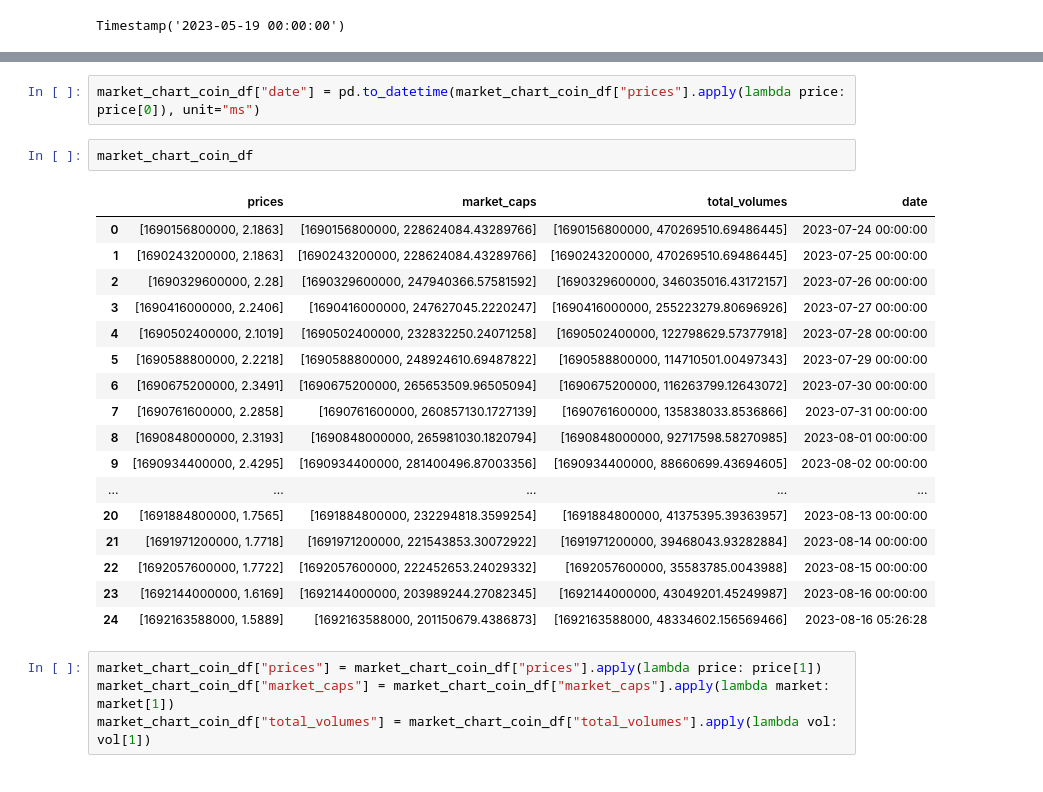
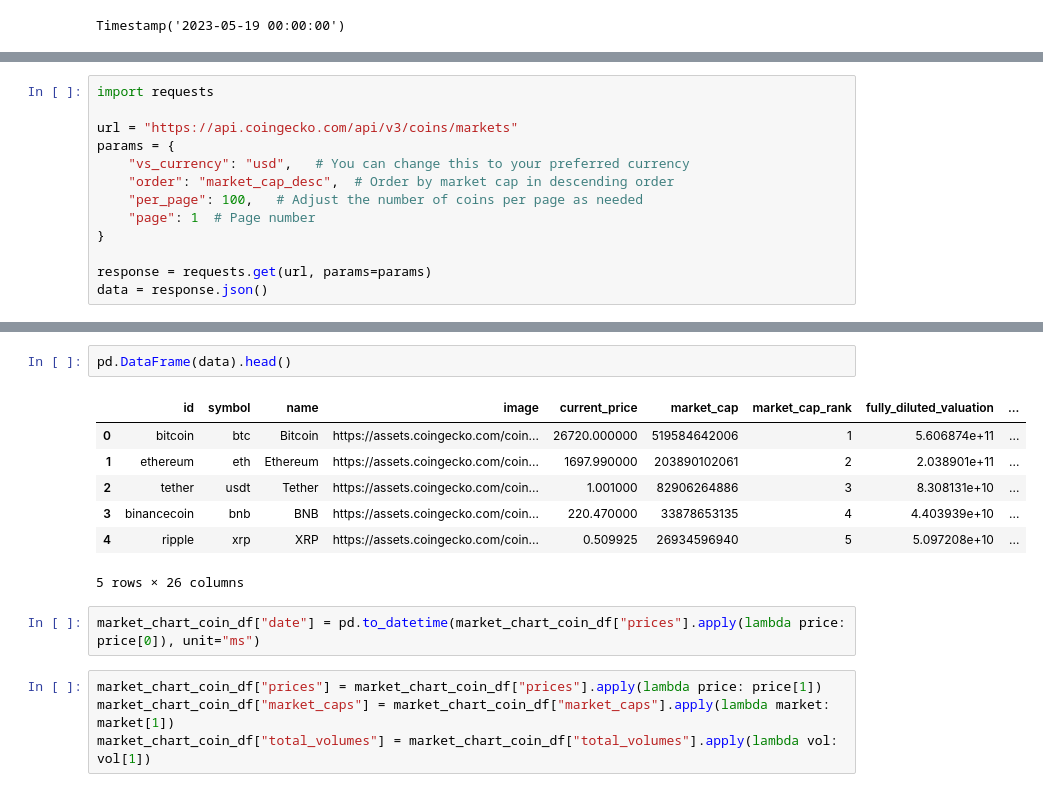
Before and after one commit to someonefrom93/PIDA_J_DIEGO, a Jupyter notebook: eda_gecko.ipynb, the cells around one changed output, grey strips where cells are left out. Saved outputs shown, nothing was run; the diff lists cells and outputs as text.

```diff
--- a/eda_gecko.ipynb
+++ b/eda_gecko.ipynb
@@ -266,0 +401,13 @@ Name: prices, dtype: datetime64[ns]
+# %%
+import requests
+
+url = "https://api.coingecko.com/api/v3/coins/markets"
+params = {
+    "vs_currency": "usd",   # You can change this to your preferred currency
+    "order": "market_cap_desc",  # Order by market cap in descending order
+    "per_page": 100,   # Adjust the number of coins per page as needed
+    "page": 1  # Page number
+}
+
+response = requests.get(url, params=params)
+data = response.json()
@@ -267,25 +456,15 @@ Name: prices, dtype: datetime64[ns]
+# %%
+pd.DataFrame(data).head()
+# %% [output]
+|  | id | symbol | name | image | current_price | market_cap | market_cap_rank | fully_diluted_valuation | ... |
+| 0 | bitcoin | btc | Bitcoin | https://assets.coingecko.com/coin... | 26720.000000 | 519584642006 | 1 | 5.606874e+11 | ... |
+| 1 | ethereum | eth | Ethereum | https://assets.coingecko.com/coin... | 1697.990000 | 203890102061 | 2 | 2.038901e+11 | ... |
+| 2 | tether | usdt | Tether | https://assets.coingecko.com/coin... | 1.001000 | 82906264886 | 3 | 8.308131e+10 | ... |
+| 3 | binancecoin | bnb | BNB | https://assets.coingecko.com/coin... | 220.470000 | 33878653135 | 4 | 4.403939e+10 | ... |
+| 4 | ripple | xrp | XRP | https://assets.coingecko.com/coin... | 0.509925 | 26934596940 | 5 | 5.097208e+10 | ... |
+5 rows × 26 columns
 # %%
 market_chart_coin_df["date"] = pd.to_datetime(market_chart_coin_df["prices"].apply(lambda price: price[0]), unit="ms")
-# %%
-market_chart_coin_df
-# %% [output]
-|  | prices | market_caps | total_volumes | date |
-| 0 | [1690156800000, 2.1863] | [1690156800000, 228624084.43289766] | [1690156800000, 470269510.69486445] | 2023-07-24 00:00:00 |
-| 1 | [1690243200000, 2.1863] | [1690243200000, 228624084.43289766] | [1690243200000, 470269510.69486445] | 2023-07-25 00:00:00 |
-| 2 | [1690329600000, 2.28] | [1690329600000, 247940366.57581592] | [1690329600000, 346035016.43172157] | 2023-07-26 00:00:00 |
-| 3 | [1690416000000, 2.2406] | [1690416000000, 247627045.2220247] | [1690416000000, 255223279.80696926] | 2023-07-27 00:00:00 |
-| 4 | [1690502400000, 2.1019] | [1690502400000, 232832250.24071258] | [1690502400000, 122798629.57377918] | 2023-07-28 00:00:00 |
-| 5 | [1690588800000, 2.2218] | [1690588800000, 248924610.69487822] | [1690588800000, 114710501.00497343] | 2023-07-29 00:00:00 |
-| 6 | [1690675200000, 2.3491] | [1690675200000, 265653509.96505094] | [1690675200000, 116263799.12643072] | 2023-07-30 00:00:00 |
-| 7 | [1690761600000, 2.2858] | [1690761600000, 260857130.1727139] | [1690761600000, 135838033.8536866] | 2023-07-31 00:00:00 |
-| 8 | [1690848000000, 2.3193] | [1690848000000, 265981030.1820794] | [1690848000000, 92717598.58270985] | 2023-08-01 00:00:00 |
-| 9 | [1690934400000, 2.4295] | [1690934400000, 281400496.87003356] | [1690934400000, 88660699.43694605] | 2023-08-02 00:00:00 |
-| ... | ... | ... | ... | ... |
-| 20 | [1691884800000, 1.7565] | [1691884800000, 232294818.3599254] | [1691884800000, 41375395.39363957] | 2023-08-13 00:00:00 |
-| 21 | [1691971200000, 1.7718] | [1691971200000, 221543853.30072922] | [1691971200000, 39468043.93282884] | 2023-08-14 00:00:00 |
-| 22 | [1692057600000, 1.7722] | [1692057600000, 222452653.24029332] | [1692057600000, 35583785.0043988] | 2023-08-15 00:00:00 |
-| 23 | [1692144000000, 1.6169] | [1692144000000, 203989244.27082345] | [1692144000000, 43049201.45249987] | 2023-08-16 00:00:00 |
-| 24 | [1692163588000, 1.5889] | [1692163588000, 201150679.4386873] | [1692163588000, 48334602.156569466] | 2023-08-16 05:26:28 |
 # %%
 market_chart_coin_df["prices"] = market_chart_coin_df["prices"].apply(lambda price: price[1])
 market_chart_coin_df["market_caps"] = market_chart_coin_df["market_caps"].apply(lambda market: market[1])
```
Also changed, not shown: parts of 37 cells of this notebook.
